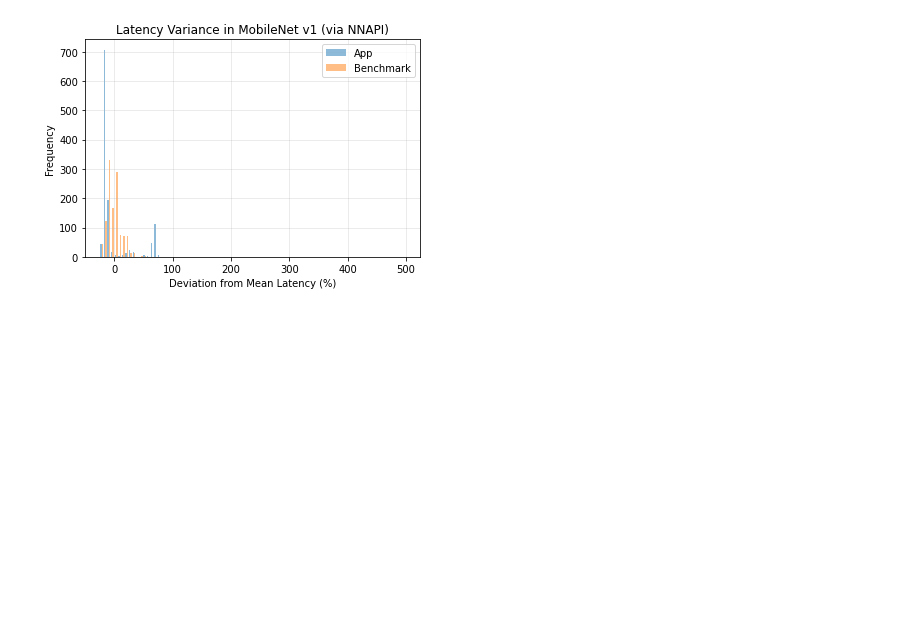
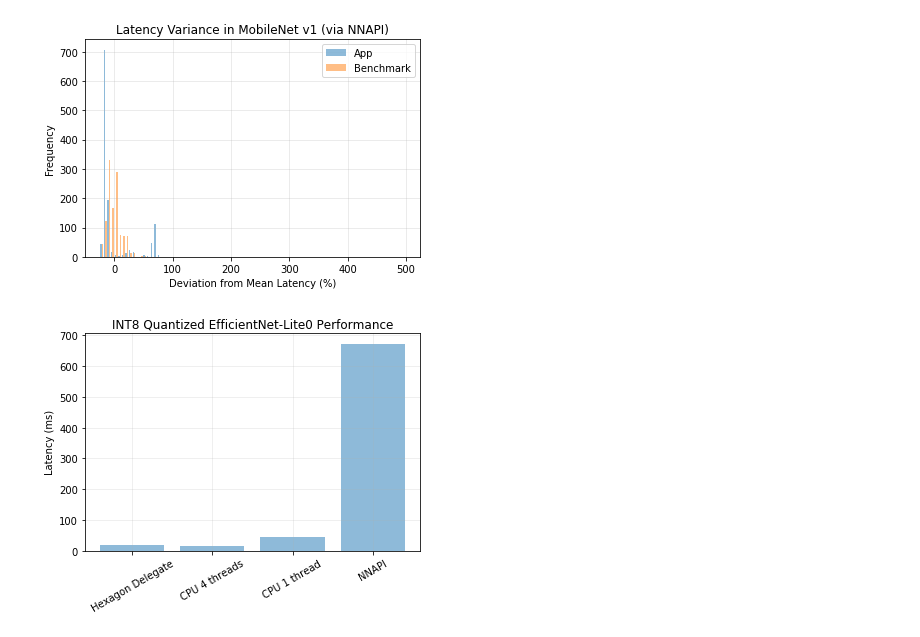
Before and after one commit to Michael137/reasoned-soc, a Jupyter notebook: android/paper_plots.ipynb, the cells around one changed output. Saved outputs shown, nothing was run; the diff lists cells and outputs as text; code cells hidden in the pictures; blank space fills up the shorter version.

Commit message:
add plot

```diff
--- a/android/paper_plots.ipynb
+++ b/android/paper_plots.ipynb
@@ -1030,3 +1030,17 @@ plt.savefig('latency_dist_mobilenet_nnapi.png', bbox_inches = "tight", dpi=250)
 # %% [output]
 [figure]
 [figure]
+# %%
+objects = ('Hexagon Delegate', 'CPU 4 threads', 'CPU 1 thread', 'NNAPI')
+y_pos = np.arange(len(objects))
+performance = [17.65, 13.79, 43.964, 673.35]
+
+plt.bar(y_pos, performance, align='center', alpha=0.5)
+plt.xticks(y_pos, objects, rotation=30)
+plt.ylabel('Latency (ms)')
+plt.title('INT8 Quantized EfficientNet-Lite0 Performance')
+plt.grid(linewidth=1, alpha=0.2)
+plt.savefig('efficient_net_quant_perf.png', bbox_inches = "tight", dpi=250)
+plt.show()
+# %% [output]
+[figure, added]
```
